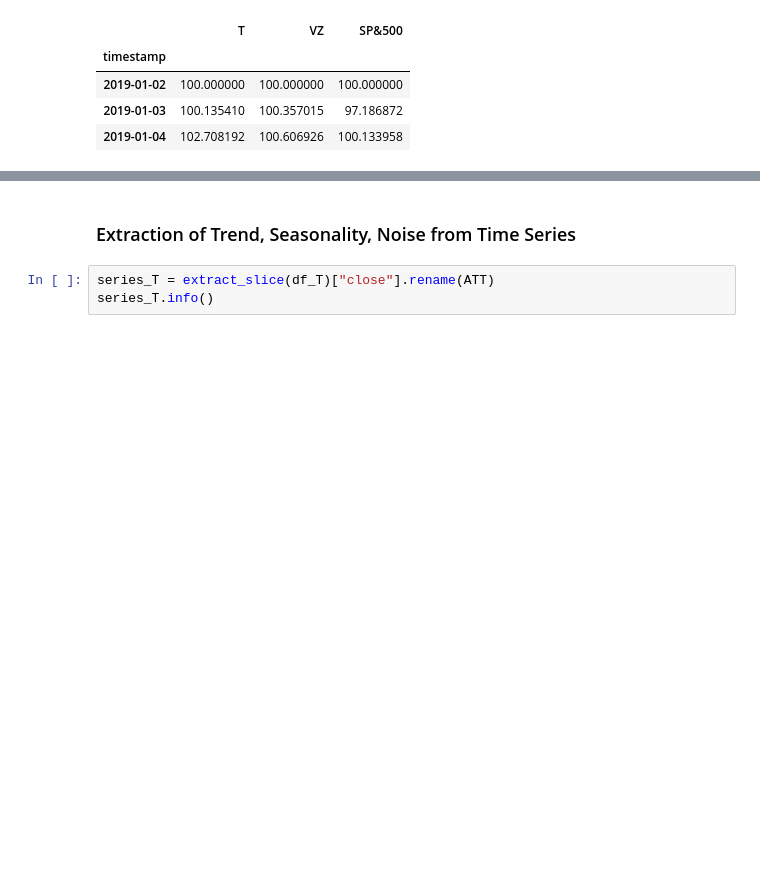
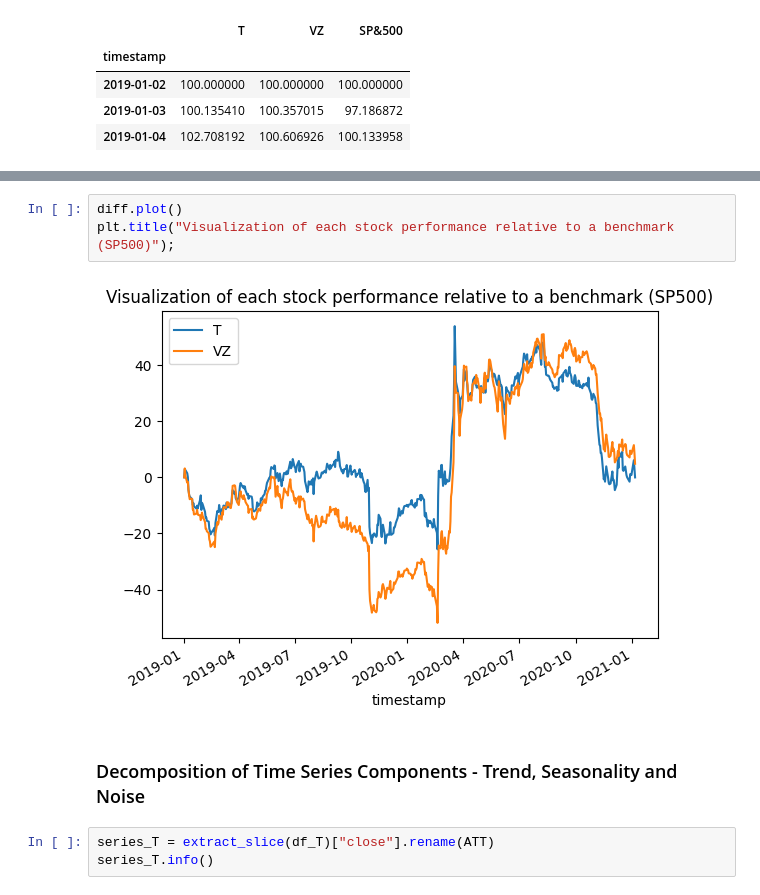
Before and after one commit to pallabee/Time-Series-for-Stock-Price-Prediction, a Jupyter notebook: eda/data_analysis.ipynb, the cells around one changed output, grey strips where cells are left out. Drawn from its saved outputs; the diff is of its cells as text; blank space fills up the shorter version.

```diff
--- a/eda/data_analysis.ipynb
+++ b/eda/data_analysis.ipynb
@@ -173,5 +187,10 @@ plt.title("Visualization of stock performances relative to a benchmark (SP500)")
+# %%
+diff.plot()
+plt.title("Visualization of each stock performance relative to a benchmark (SP500)");
+# %% [output]
+[figure, added]
 # %% [markdown]
-### Extraction of Trend, Seasonality, Noise from Time Series
+### Decomposition of Time Series Components - Trend, Seasonality and Noise
 # %%
 series_T = extract_slice(df_T)["close"].rename(ATT)
 series_T.info()
```
Also changed, not shown: parts of 7 cells of this notebook.
